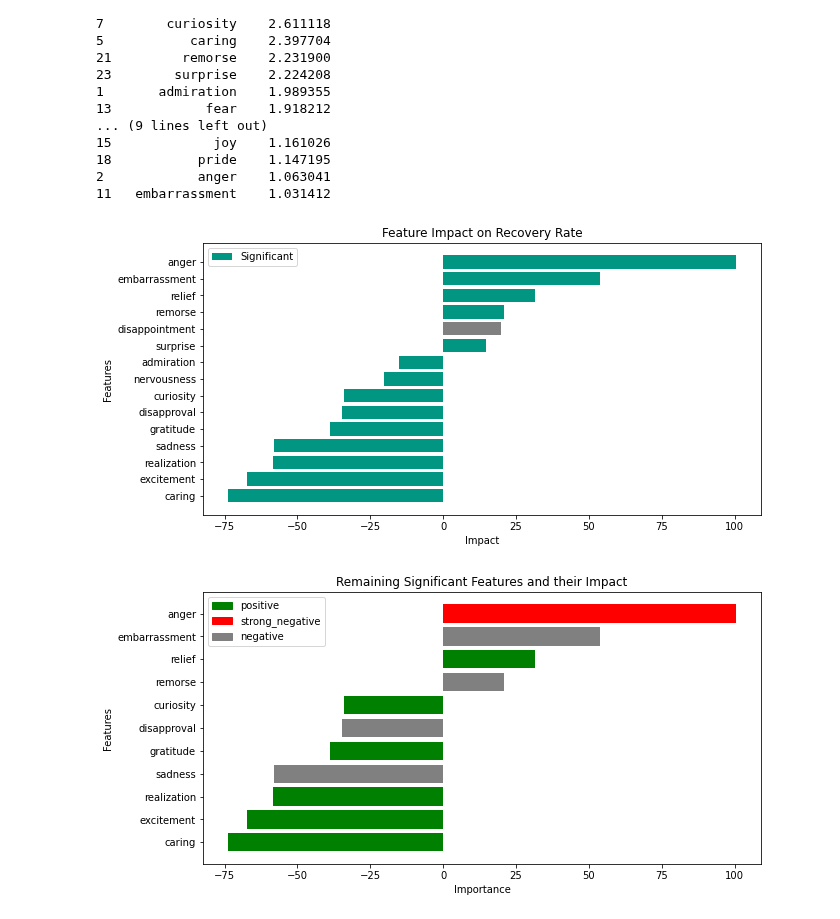
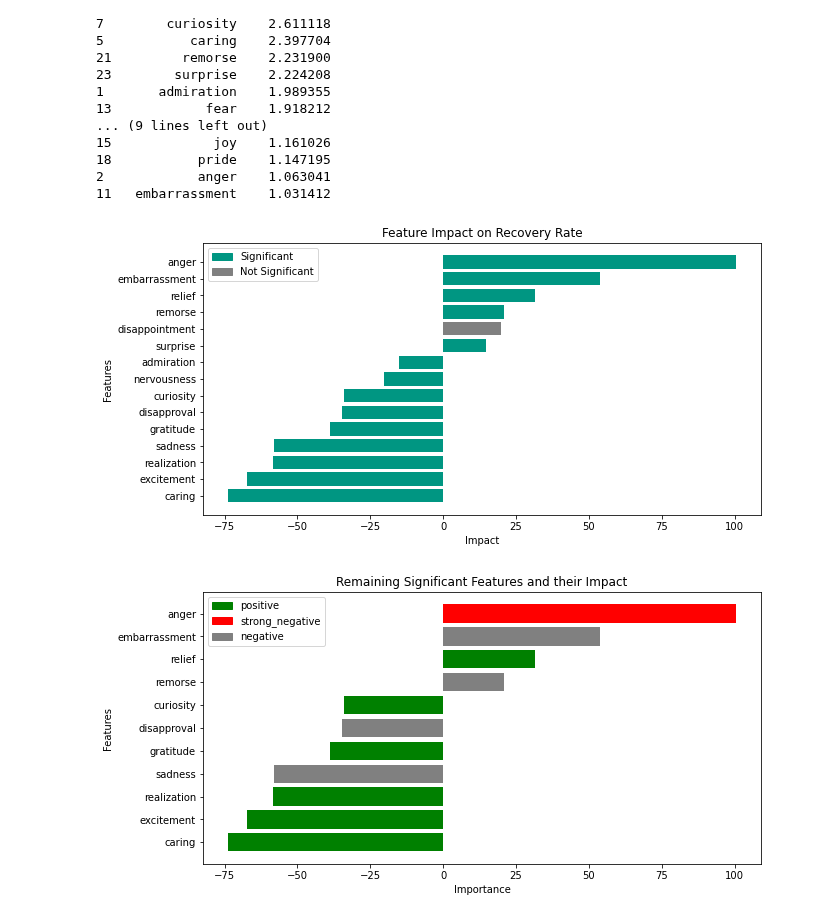
Before and after one commit to constantin1101/LLM_CreditorRRPrediction, a Jupyter notebook: goemotions.ipynb, the cells around one changed output. Cells and saved outputs as stored; diff of their text form; code cells hidden in the pictures.

```diff
--- a/goemotions.ipynb
+++ b/goemotions.ipynb
@@ -286,31 +286,33 @@ print(vif)
 # %%
 # select significant features
 model.significance = model.pvalues[model.pvalues < 0.05].index
 
 # build a graph to show the importance of each feature
 importances = model.params[1:]
 importances = importances.sort_values()
 
 # Sort the importance values based on absolute values, not just positive or negative
 top_10_importances = importances.abs().sort_values(ascending=False).head(15)
 
 # reduce importances to only the top 10
 importances = importances[top_10_importances.index]
 importances = importances.sort_values()
 
 # color significant features 0/150/130 and others in grey
 colors = ['#009682' if feature in model.significance else 'grey' for feature in importances.index]
 
 plt.figure(figsize=(10, 5))
 plt.barh(importances.index, importances.values, color=colors)
-# add legend
-plt.legend(['Significant', 'Not Significant'])
+# Create a custom legend
+handles = [plt.Rectangle((0, 0), 1, 1, color='#009682'), plt.Rectangle((0, 0), 1, 1, color='grey')]
+labels = ['Significant', 'Not Significant']
+plt.legend(handles, labels)
 plt.xlabel('Impact')
 plt.ylabel('Features')
 plt.title('Feature Impact on Recovery Rate')
 plt.show()
 # %% [output]
-[figure, old version]
+[figure, new version]
 # %%
 import matplotlib.patches as mpatches
 
```
Also changed, not shown: 3 other files.
